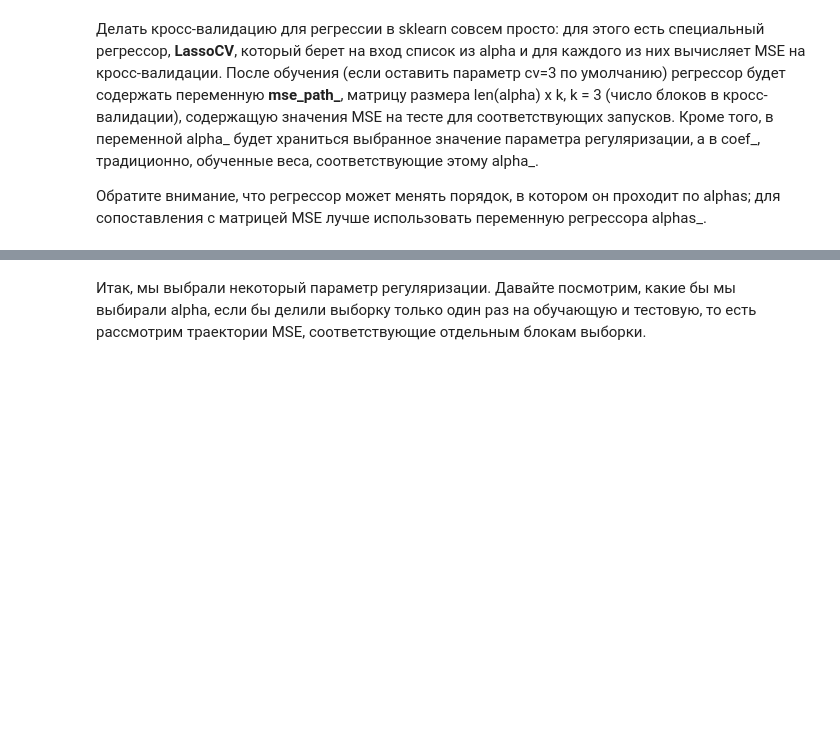
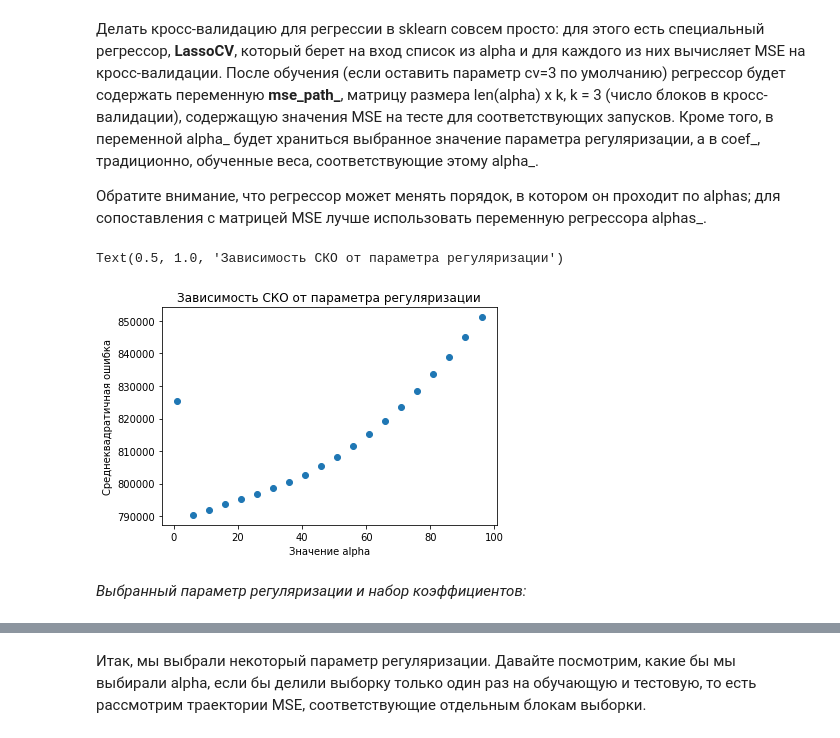
Before and after one commit to pavelevandrei/SupervisedLearning, a Jupyter notebook: week2/Overfitting task.ipynb, the cells around one changed output, grey strips where cells are left out. Cells and saved outputs as stored; diff of their text form; code cells hidden in the pictures; blank space fills up the shorter version.

```diff
--- a/week2/Overfitting task.ipynb
+++ b/week2/Overfitting task.ipynb
@@ -292,3 +313,17 @@ from sklearn.linear_model import LassoCV
 # Постройте график _усредненного_ по строкам MSE в зависимости от alpha.
 # Выведите выбранное alpha, а также пары "признак-коэффициент" для обученного вектора коэффициентов
 alphas = np.arange(1, 100, 5)
+lr_LassoCV = LassoCV(alphas=alphas, cv=3).fit(X, y)
+#lr_LassoCV.mse_path_
+#lr_LassoCV.alphas_
+#print(lr_LassoCV.mse_path_.mean(axis=1))
+# %%
+plt.scatter(lr_LassoCV.alphas_, lr_LassoCV.mse_path_.mean(axis=1))
+plt.xlabel('Значение alpha')
+plt.ylabel('Среднеквадратичная ошибка')
+plt.title('Зависимость СКО от параметра регуляризации')
+# %% [output]
+Text(0.5, 1.0, 'Зависимость СКО от параметра регуляризации')
+[figure, added]
+# %% [markdown]
+_Выбранный параметр регуляризации и набор коэффициентов:_
```
Also changed, not shown: parts of 10 cells of this notebook, 7 other files.
